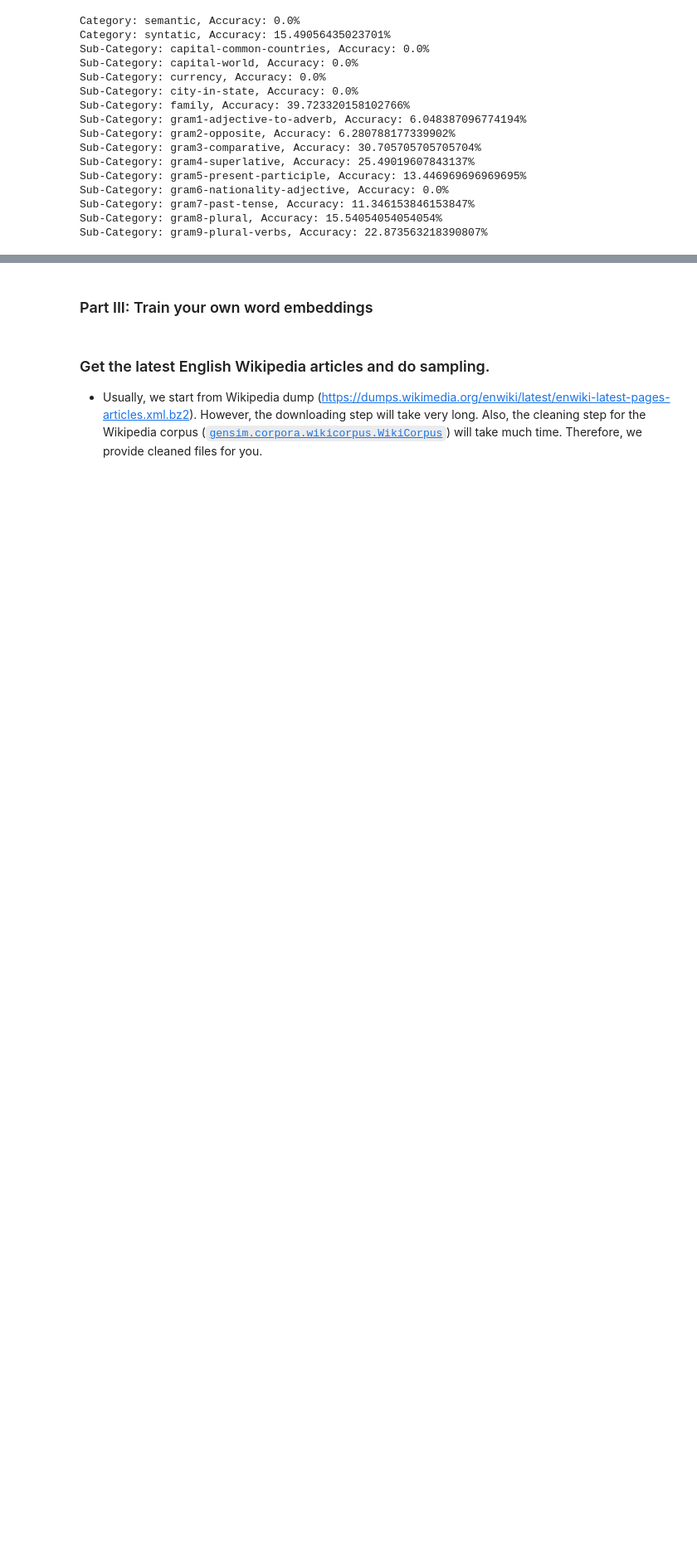
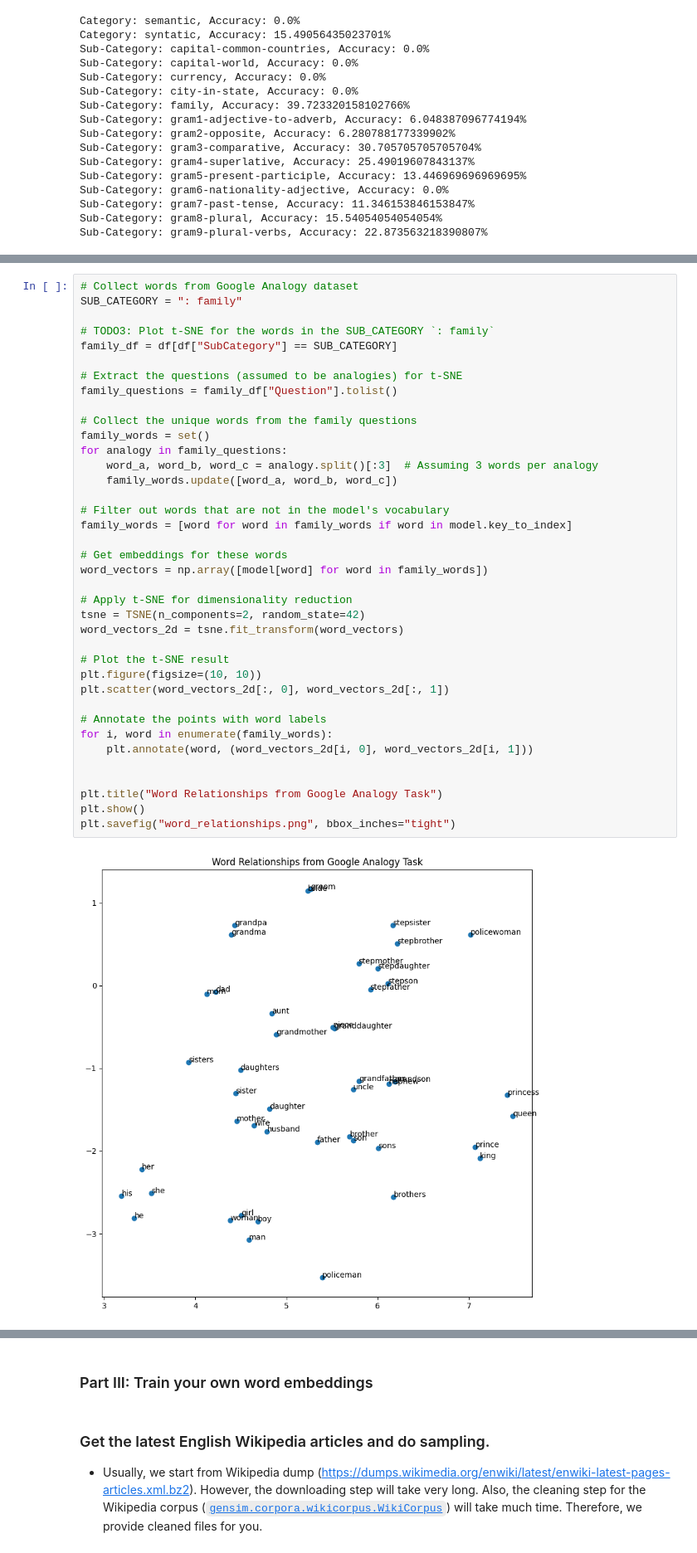
Before and after one commit to VictorSwankyTiger/NTHU_Natural_Language_Processing, a Jupyter notebook: Assignments/Assignment1/main.ipynb, the cells around one changed output, grey strips where cells are left out. Shown: that part at 83% size. Saved outputs shown, nothing was run; the diff lists cells and outputs as text; blank space fills up the shorter version.

```diff
--- a/Assignments/Assignment1/main.ipynb
+++ b/Assignments/Assignment1/main.ipynb
@@ -184,0 +176,40 @@ plt.savefig("word_relationships.png", bbox_inches="tight")
+# %%
+# Collect words from Google Analogy dataset
+SUB_CATEGORY = ": family"
+
+# TODO3: Plot t-SNE for the words in the SUB_CATEGORY `: family`
+family_df = df[df["SubCategory"] == SUB_CATEGORY]
+
+# Extract the questions (assumed to be analogies) for t-SNE
+family_questions = family_df["Question"].tolist()
+
+# Collect the unique words from the family questions
+family_words = set()
+for analogy in family_questions:
+    word_a, word_b, word_c = analogy.split()[:3]  # Assuming 3 words per analogy
+    family_words.update([word_a, word_b, word_c])
+
+# Filter out words that are not in the model's vocabulary
+family_words = [word for word in family_words if word in model.key_to_index]
+
+# Get embeddings for these words
+word_vectors = np.array([model[word] for word in family_words])
+
+# Apply t-SNE for dimensionality reduction
+tsne = TSNE(n_components=2, random_state=42)
+word_vectors_2d = tsne.fit_transform(word_vectors)
+
+# Plot the t-SNE result
+plt.figure(figsize=(10, 10))
+plt.scatter(word_vectors_2d[:, 0], word_vectors_2d[:, 1])
+
+# Annotate the points with word labels
+for i, word in enumerate(family_words):
+    plt.annotate(word, (word_vectors_2d[i, 0], word_vectors_2d[i, 1]))
+
+
+plt.title("Word Relationships from Google Analogy Task")
+plt.show()
+plt.savefig("word_relationships.png", bbox_inches="tight")
+# %% [output]
+[figure, added]
```
Also changed, not shown: parts of 4 cells of this notebook.
